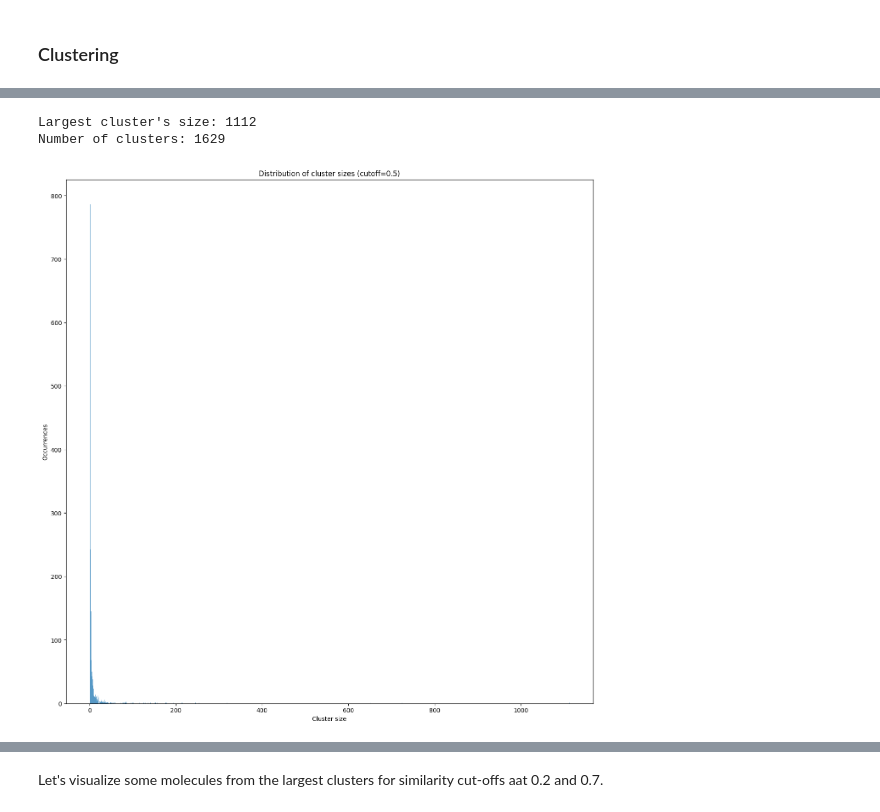
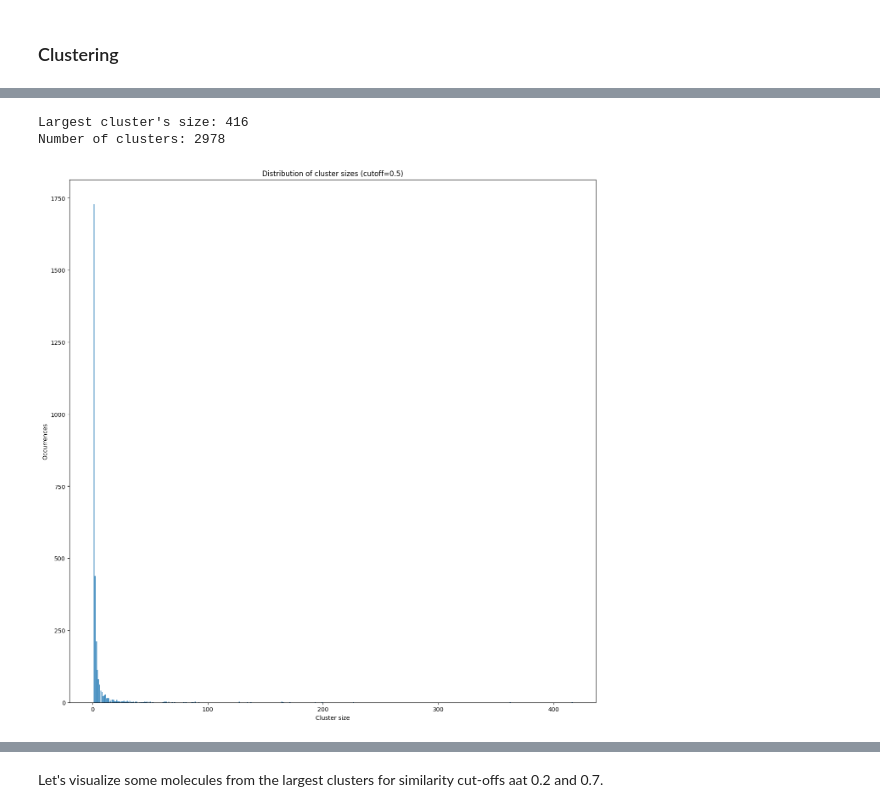
Before and after one commit to djoy4stem/caismd_qsar_2024, a Jupyter notebook: notebooks/caismd_dd2_data_processing.ipynb, the cells around one changed output, grey strips where cells are left out. Drawn from its saved outputs; the diff is of its cells as text; code cells hidden in the pictures.

```diff
--- a/notebooks/caismd_dd2_data_processing.ipynb
+++ b/notebooks/caismd_dd2_data_processing.ipynb
@@ -464,10 +464,10 @@ Wall time: 6min 42s
 # %%
 %%time
 sim_cutoff=0.4
-# clusters_1 = cluster_splitter.cluster_molecules(molecules=molecules_list, count_bits=True, sim_cutoff=sim_cutoff)
-# utilities.save_to_pkl(clusters_1, f"{DATASET_DIR}/butina_taylor_cluster_morgan_simcutoff_04.pkl")
+clusters_1 = cluster_splitter.cluster_molecules(molecules=molecules_list, count_bits=True, sim_cutoff=sim_cutoff)
+utilities.save_to_pkl(clusters_1, f"{DATASET_DIR}/butina_taylor_cluster_morgan_simcutoff_04.pkl")
 
-clusters_1 = utilities.get_from_pkl(f"{DATASET_DIR}/butina_taylor_cluster_morgan_simcutoff_04.pkl")
+# clusters_1 = utilities.get_from_pkl(f"{DATASET_DIR}/butina_taylor_cluster_morgan_simcutoff_04.pkl")
 
 cluster_sizes_1 = [len(cluster) for cluster in clusters_1]
 # print(cluster_sizes_1)
@@ -486,16 +486,16 @@ Wall time: 2.89 s
 # %%
 %%time
 sim_cutoff = 0.5
-# clusters_2 = cluster_splitter.cluster_molecules(molecules=molecules_list, count_bits=True, sim_cutoff=sim_cutoff)
-# utilities.save_to_pkl(clusters_1, f"{DATASET_DIR}/butina_taylor_cluster_morgan_simcutoff_05.pkl")
-clusters_2 = utilities.get_from_pkl(f"{DATASET_DIR}/butina_taylor_cluster_morgan_simcutoff_05.pkl")
+clusters_2 = cluster_splitter.cluster_molecules(molecules=molecules_list, count_bits=True, sim_cutoff=sim_cutoff)
+utilities.save_to_pkl(clusters_1, f"{DATASET_DIR}/butina_taylor_cluster_morgan_simcutoff_05.pkl")
+# clusters_2 = utilities.get_from_pkl(f"{DATASET_DIR}/butina_taylor_cluster_morgan_simcutoff_05.pkl")
 cluster_sizes_2 = [len(cluster) for cluster in clusters_2]
 print(f"Largest cluster's size: {cluster_sizes_2[0]}")
 print(f"Number of clusters: {len(clusters_2)}")
 visualization.plot_value_distribution(cluster_sizes_2, xlabel="Cluster size", ylabel='Occurrences', figsize=(16,16)
                                         , bar_width=1, title=f"Distribution of cluster sizes (cutoff={sim_cutoff})"
                                         , fig_pathname = f"{ROOT_DIR}/figs/distribution_of_cluster_size_05.jpg")
 # %% [output]
-Largest cluster's size: 1112
-Number of clusters: 1629
+Largest cluster's size: 416
+Number of clusters: 2978
-[figure, old version]
+[figure, new version]
```
Also changed, not shown: parts of 13 cells of this notebook, 2 other files.
